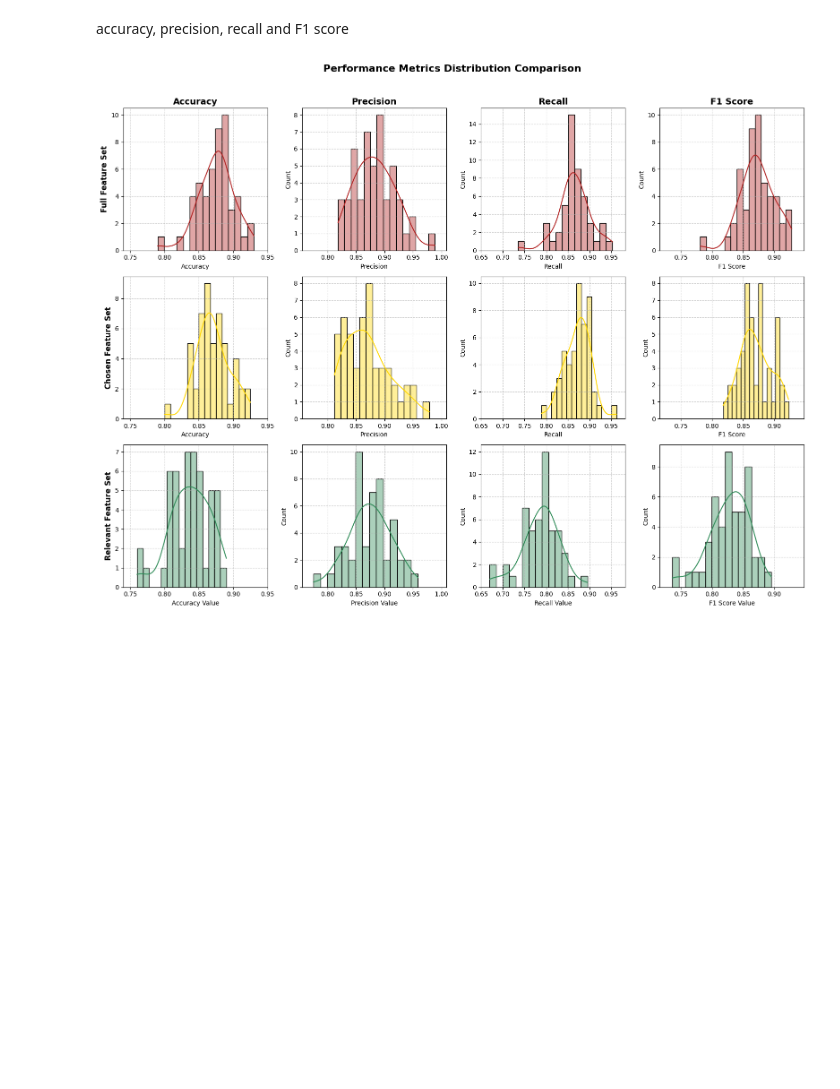
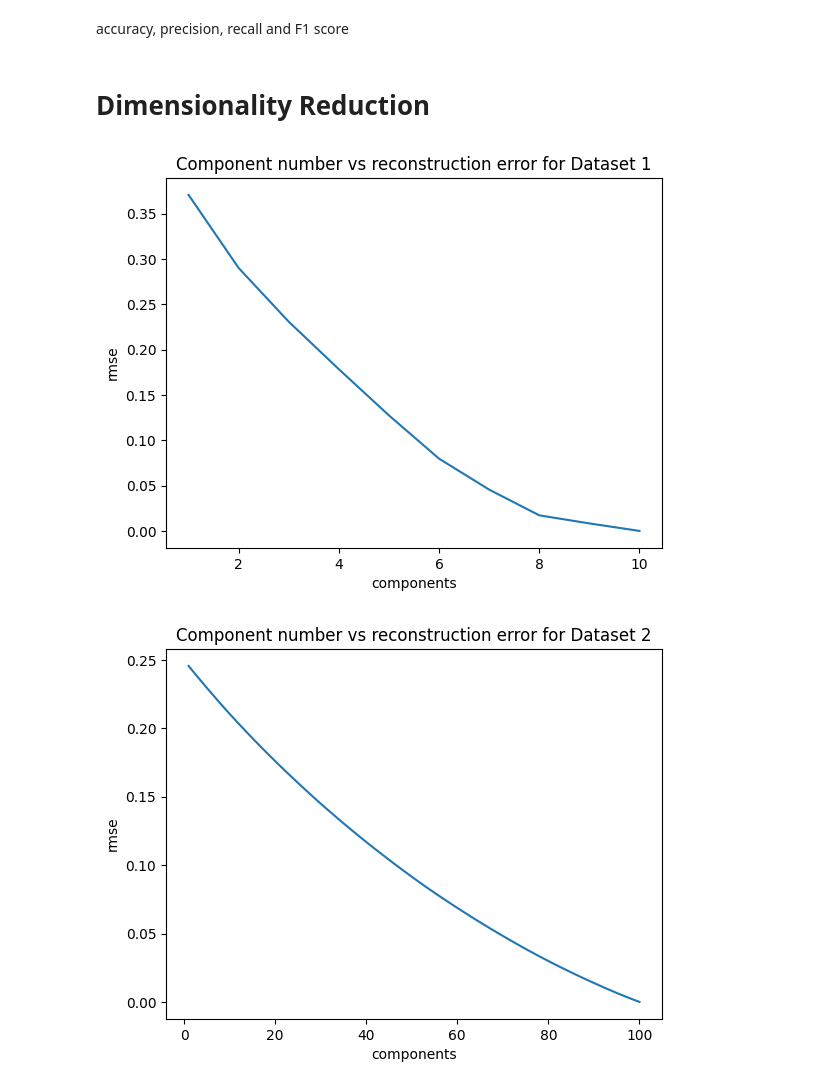
Before and after one commit to dawidsroczyk/Data-Exploration, a Jupyter notebook: feature_selection.ipynb, the cells around one changed output. Drawn from its saved outputs; the diff is of its cells as text; code cells hidden in the pictures; blank space fills up the shorter version.

Commit message:
add dim reduction

```diff
--- a/feature_selection.ipynb
+++ b/feature_selection.ipynb
@@ -199,6 +291,6 @@ def eval_model(model, X, y, feature_mask, relevant_mask):
     plt.tight_layout()
     plt.show()
 # %%
-eval_model(model,  X, y, [0, 2, 3, 4, 6], [0, 1, 2, 3, 4])
+# eval_model(model,  X, y, [0, 2, 3, 4, 6], [0, 1, 2, 3, 4])
-# %% [output]
-[figure, removed]
+# %% [markdown]
+# Dimensionality Reduction
@@ -204,0 +299,21 @@ eval_model(model,  X, y, [0, 2, 3, 4, 6], [0, 1, 2, 3, 4])
+# %%
+from sklearn.decomposition import PCA
+for dataset_method, name in [
+    (dataset_1, 'Dataset 1'),
+    (dataset_2, 'Dataset 2'),
+    (dataset_3, 'Dataset 3')]:
+    X, y = dataset_method()
+    data = []
+    for i in range(X.shape[1]):
+        pca = PCA(n_components=i+1)
+        X_reduced = pca.fit_transform(X)
+        X_reconctrucred = pca.inverse_transform(X_reduced)
+        rmse = np.mean((X - X_reconctrucred)**2)
+        data.append({'components': i+1, 'rmse': rmse})
+    data = pd.DataFrame(data)
+    sns.lineplot(data, x='components', y='rmse')
+    plt.title(f'Component number vs reconstruction error for {name}')
+    plt.show()
+# %% [output]
+[figure, added]
+[figure, added]
```
Also changed, not shown: parts of 19 cells of this notebook.
